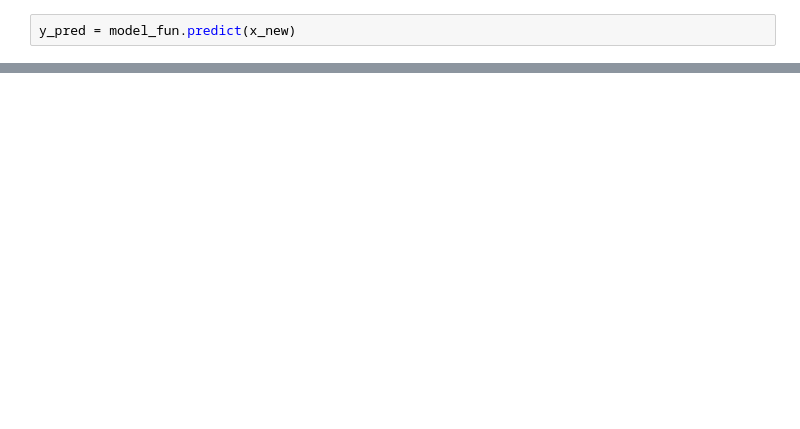
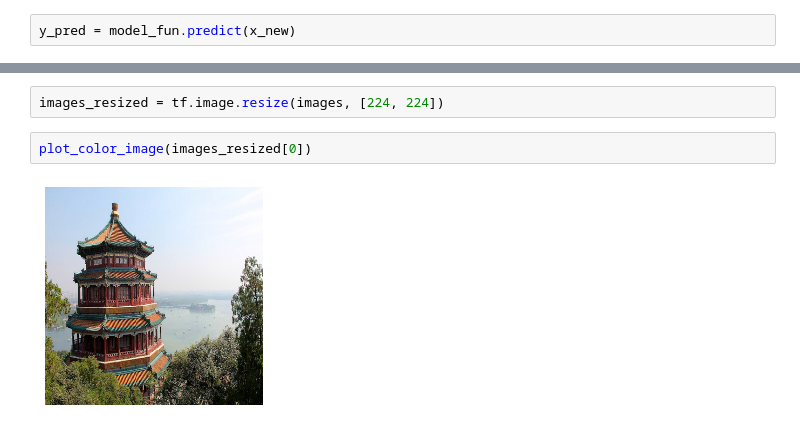
Before and after one commit to ilyarudyak/cs230_project_xray, a Jupyter notebook: _misc/geron/cnn_arch.ipynb, the cells around one changed output, grey strips where cells are left out. Saved outputs shown, nothing was run; the diff lists cells and outputs as text; blank space fills up the shorter version.

```diff
--- a/_misc/geron/cnn_arch.ipynb
+++ b/_misc/geron/cnn_arch.ipynb
@@ -313,0 +280,6 @@ array([[5.9006334e-20, 2.9799884e-21, 1.1957012e-24, 6.9247981e-28,
+# %%
+images_resized = tf.image.resize(images, [224, 224])
+# %%
+plot_color_image(images_resized[0])
+# %% [output]
+[figure, added]
```
Also changed, not shown: parts of 39 cells of this notebook, 2 other files.
